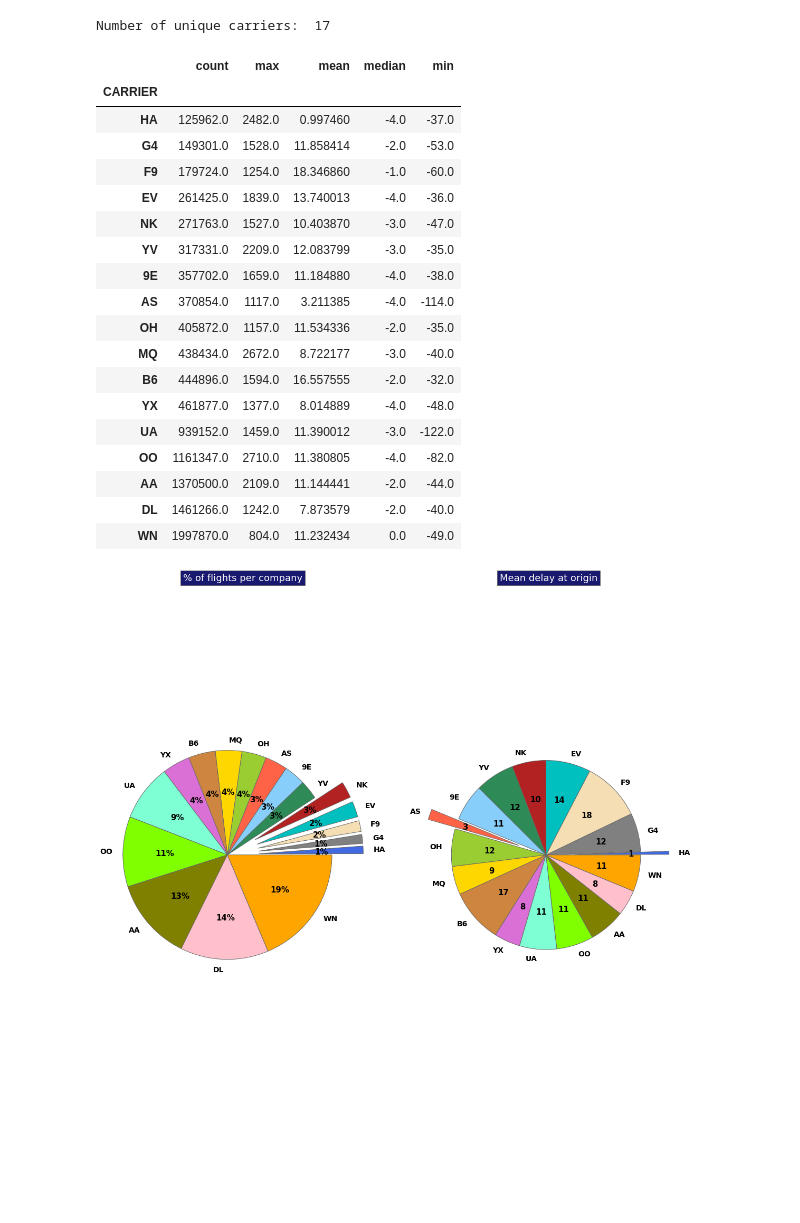
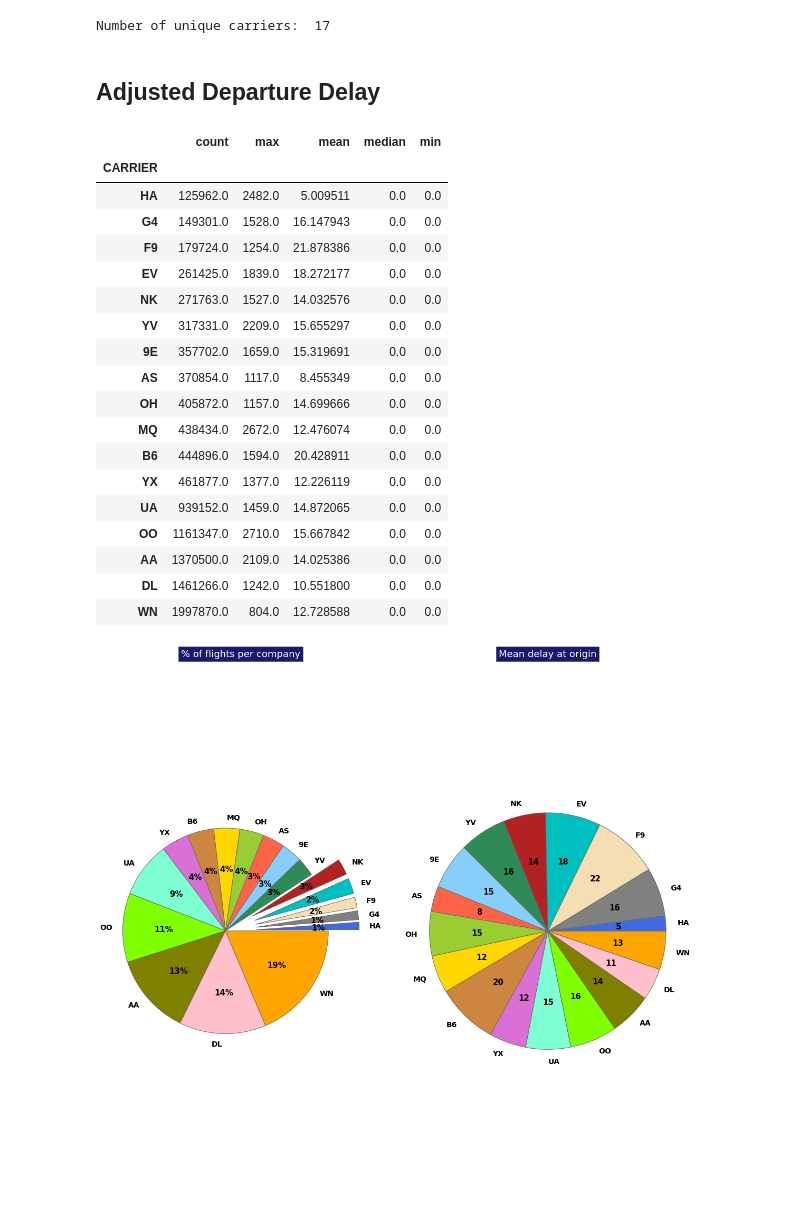
Before and after one commit to sheelabhadra/Pi-star-Skyblazers-DSC-2020, a Jupyter notebook: notebooks/EDA.ipynb, the cells around one changed output. Cells and saved outputs as stored; diff of their text form; code cells hidden in the pictures; blank space fills up the shorter version.

```diff
--- a/notebooks/EDA.ipynb
+++ b/notebooks/EDA.ipynb
@@ -110,30 +110,34 @@ def get_stats(group):
     return {'min': group.min(), 'max': group.max(),
            'count': group.count(), 'mean': group.mean(),
            'median': group.median()}
+# %% [markdown]
+## Adjusted Departure Delay
+# %%
+df['DEP_DELAY_NEW'] = df['DEP_DELAY_NEW'].replace(-9999, np.nan)
 # %%
-global_stats = df['DEP_DELAY'].groupby(df['CARRIER']).apply(get_stats).unstack()
+global_stats = df['DEP_DELAY_NEW'].groupby(df['CARRIER']).apply(get_stats).unstack()
 global_stats = global_stats.sort_values('count')
 global_stats
 # %% [output]
 |  | count | max | mean | median | min |
 | CARRIER |  |  |  |  |  |
-| HA | 125962.0 | 2482.0 | 0.997460 | -4.0 | -37.0 |
-| G4 | 149301.0 | 1528.0 | 11.858414 | -2.0 | -53.0 |
-| F9 | 179724.0 | 1254.0 | 18.346860 | -1.0 | -60.0 |
-| EV | 261425.0 | 1839.0 | 13.740013 | -4.0 | -36.0 |
-| NK | 271763.0 | 1527.0 | 10.403870 | -3.0 | -47.0 |
-| YV | 317331.0 | 2209.0 | 12.083799 | -3.0 | -35.0 |
-| 9E | 357702.0 | 1659.0 | 11.184880 | -4.0 | -38.0 |
-| AS | 370854.0 | 1117.0 | 3.211385 | -4.0 | -114.0 |
-| OH | 405872.0 | 1157.0 | 11.534336 | -2.0 | -35.0 |
-| MQ | 438434.0 | 2672.0 | 8.722177 | -3.0 | -40.0 |
-| B6 | 444896.0 | 1594.0 | 16.557555 | -2.0 | -32.0 |
-| YX | 461877.0 | 1377.0 | 8.014889 | -4.0 | -48.0 |
-| UA | 939152.0 | 1459.0 | 11.390012 | -3.0 | -122.0 |
-| OO | 1161347.0 | 2710.0 | 11.380805 | -4.0 | -82.0 |
-| AA | 1370500.0 | 2109.0 | 11.144441 | -2.0 | -44.0 |
-| DL | 1461266.0 | 1242.0 | 7.873579 | -2.0 | -40.0 |
-| WN | 1997870.0 | 804.0 | 11.232434 | 0.0 | -49.0 |
+| HA | 125962.0 | 2482.0 | 5.009511 | 0.0 | 0.0 |
+| G4 | 149301.0 | 1528.0 | 16.147943 | 0.0 | 0.0 |
+| F9 | 179724.0 | 1254.0 | 21.878386 | 0.0 | 0.0 |
+| EV | 261425.0 | 1839.0 | 18.272177 | 0.0 | 0.0 |
+| NK | 271763.0 | 1527.0 | 14.032576 | 0.0 | 0.0 |
+| YV | 317331.0 | 2209.0 | 15.655297 | 0.0 | 0.0 |
+| 9E | 357702.0 | 1659.0 | 15.319691 | 0.0 | 0.0 |
+| AS | 370854.0 | 1117.0 | 8.455349 | 0.0 | 0.0 |
+| OH | 405872.0 | 1157.0 | 14.699666 | 0.0 | 0.0 |
+| MQ | 438434.0 | 2672.0 | 12.476074 | 0.0 | 0.0 |
+| B6 | 444896.0 | 1594.0 | 20.428911 | 0.0 | 0.0 |
+| YX | 461877.0 | 1377.0 | 12.226119 | 0.0 | 0.0 |
+| UA | 939152.0 | 1459.0 | 14.872065 | 0.0 | 0.0 |
+| OO | 1161347.0 | 2710.0 | 15.667842 | 0.0 | 0.0 |
+| AA | 1370500.0 | 2109.0 | 14.025386 | 0.0 | 0.0 |
+| DL | 1461266.0 | 1242.0 | 10.551800 | 0.0 | 0.0 |
+| WN | 1997870.0 | 804.0 | 12.728588 | 0.0 | 0.0 |
 # %%
 font = {'family' : 'normal', 'weight' : 'bold', 'size'   : 15}
 mpl.rc('font', **font)
@@ -141,7 +145,7 @@ import matplotlib.patches as mpatches
 abbr_companies = df['CARRIER'].unique()
 #__________________________________________________________________
 # I extract a subset of columns and redefine the airlines labeling
-df2 = df.loc[:, ['CARRIER', 'DEP_DELAY']]
+df2 = df.loc[:, ['CARRIER', 'DEP_DELAY_NEW']]
 #________________________________________________________________________
 colors = ['royalblue', 'grey', 'wheat', 'c', 'firebrick', 'seagreen', 'lightskyblue',
           'tomato', 'yellowgreen', 'gold', 'peru', 'orchid', 'aquamarine', 'chartreuse',
@@ -160,31 +164,31 @@ explode = [0.3 if sizes[i] < 300000 else 0.0 for i in range(len(abbr_companies))
 patches, texts, autotexts = ax1.pie(sizes, explode = explode,
                                 labels=labels, colors = colors,  autopct='%1.0f%%',
                                 shadow=False, startangle=0)
 for i in range(len(abbr_companies)):
     texts[i].set_fontsize(14)
 ax1.axis('equal')
 ax1.set_title('% of flights per company', bbox={'facecolor':'midnightblue', 'pad':5},
               color = 'w',fontsize=18)
 #_______________________________________________
 # I set the legend: abreviation -> airline name
 comp_handler = []
 for i in range(len(abbr_companies)):
     comp_handler.append(mpatches.Patch(color=colors[i],
             label = abbr_companies[i]))
 #----------------------------------------
 # Pie chart nº2: mean delay at departure
 #----------------------------------------
 sizes  = global_stats['mean'].values
 sizes  = [max(s,0) for s in sizes]
 explode = [0.3 if sizes[i] < 5 else 0.0 for i in range(len(abbr_companies))]
 patches, texts, autotexts = ax2.pie(sizes, explode = explode, labels = labels,
                                 colors = colors, shadow=False, startangle=0,
                                 autopct = lambda p :  '{:.0f}'.format(p * sum(sizes) / 100))
 for i in range(len(abbr_companies)):
     texts[i].set_fontsize(14)
 ax2.axis('equal')
 ax2.set_title('Mean delay at origin', bbox={'facecolor':'midnightblue', 'pad':5},
               color='w', fontsize=18)
 plt.tight_layout(w_pad=3)
 # %% [output]
-[figure, old version]
+[figure, new version]
```
Also changed, not shown: parts of 20 cells of this notebook.
